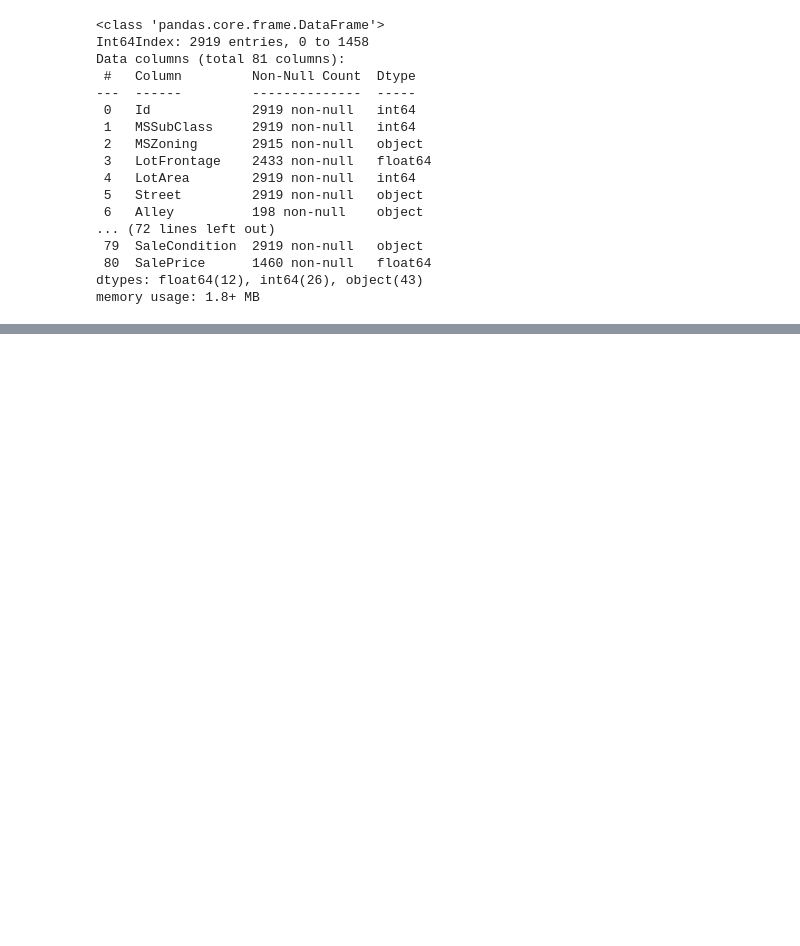
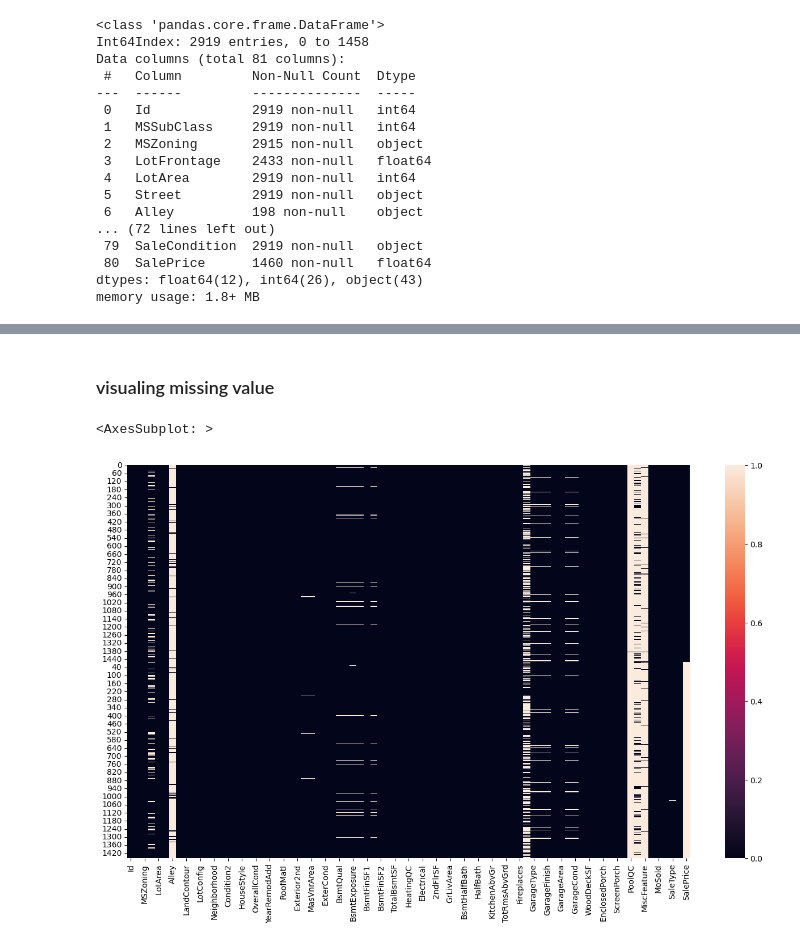
Before and after one commit to surajpoddar-ml/House-price--predictor, a Jupyter notebook: Machine L/src/main.ipynb, the cells around one changed output, grey strips where cells are left out. Drawn from its saved outputs; the diff is of its cells as text; code cells hidden in the pictures; blank space fills up the shorter version.

Commit message:
Visualize missing values distribution using heatmap

```diff
--- a/Machine L/src/main.ipynb
+++ b/Machine L/src/main.ipynb
@@ -111,3 +111,11 @@ int_feature=df.select_dtypes(include=['int64']).columns
 float_feature=df.select_dtypes(include=['float64']).columns
 # %%
 cat_feature=df.select_dtypes(include=['object']).columns
+# %% [markdown]
+### visualing missing value
+# %%
+plt.figure(figsize=(16,9))
+sns.heatmap(df.isnull())
+# %% [output]
+<AxesSubplot: >
+[figure, added]
```
Also changed, not shown: parts of 1 cell of this notebook.
